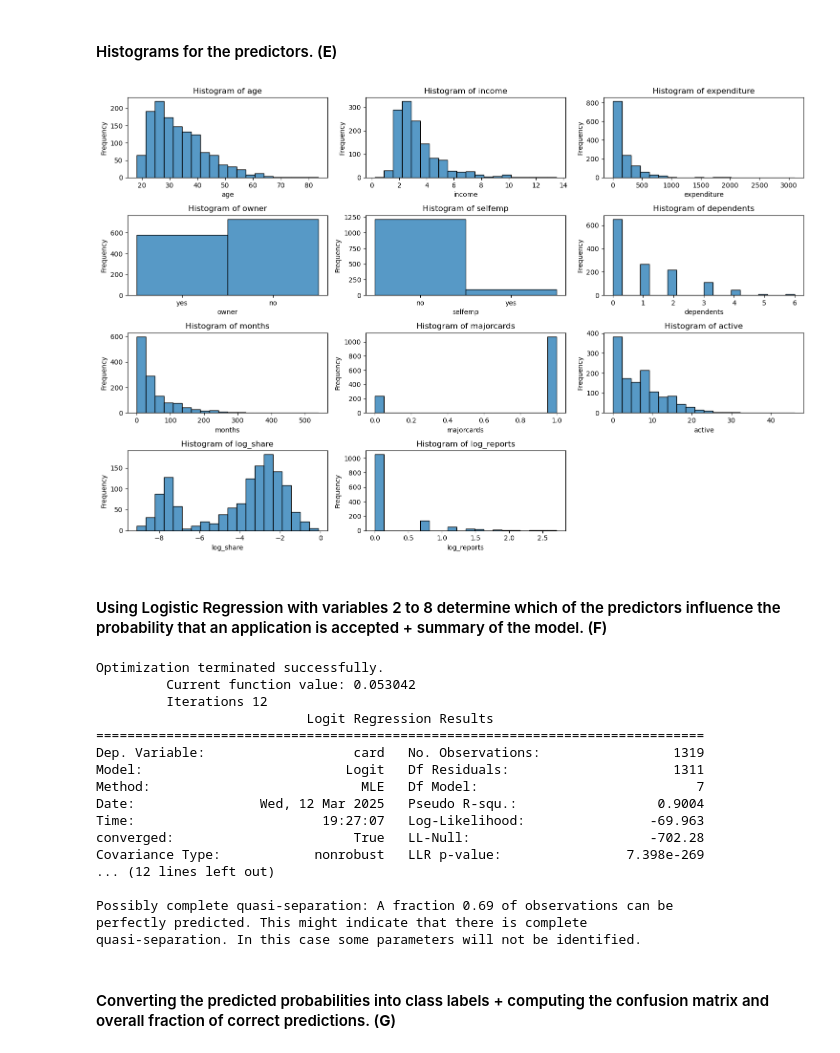
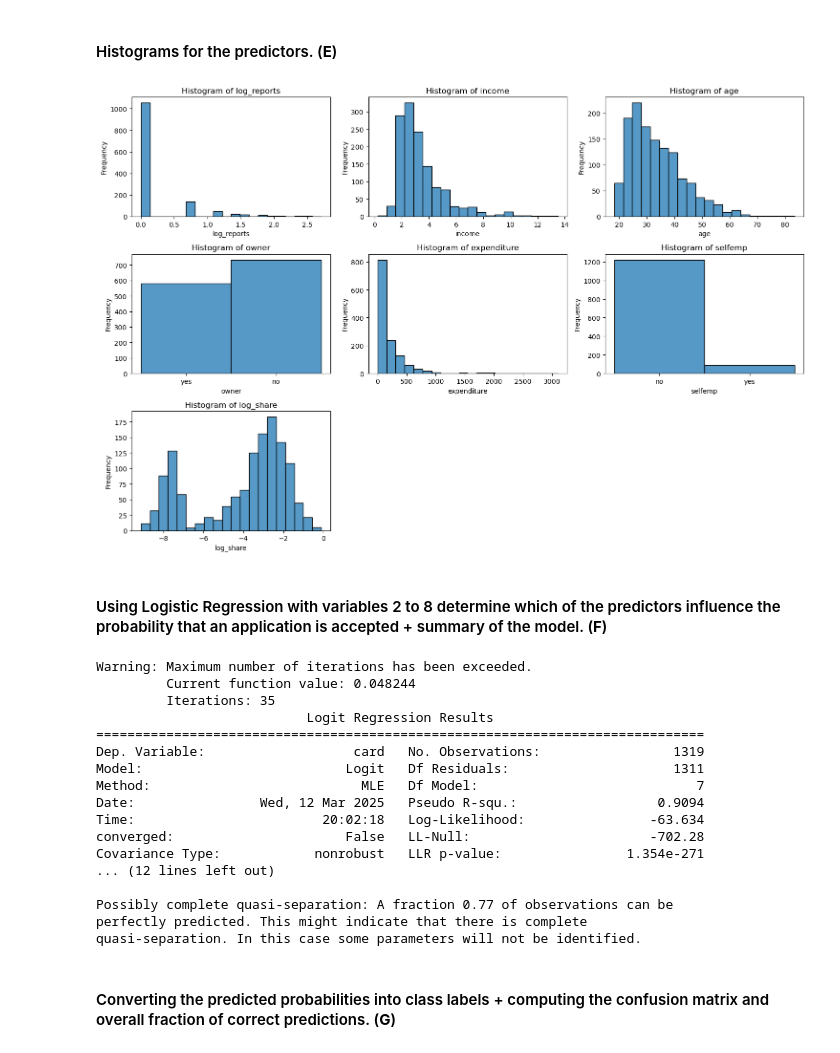
Before and after one commit to mcarbajal2/IFI8420-Assignments, a Jupyter notebook: Assignment 3/Assignment3.ipynb, the cells around one changed output. Cells and saved outputs as stored; diff of their text form; code cells hidden in the pictures.

```diff
--- a/Assignment 3/Assignment3.ipynb
+++ b/Assignment 3/Assignment3.ipynb
@@ -129,22 +129,22 @@ plt.show()
 # %%
 credit_18_df['log_share'] = np.log(credit_18_df['share'])
 credit_18_df['log_reports'] = np.log(credit_18_df['reports'] + 1)
 
-predictors = credit_18_df.drop(columns=['card', 'share', 'reports']).columns.tolist()
+predictors = credit_18_df[['log_reports','income','age','owner','expenditure','selfemp','log_share']].columns.tolist()
 
 plt.figure(figsize=(15, 10))
 
 for i, predictor in enumerate(predictors, 1):
     plt.subplot((len(predictors) + 2) // 3, 3, i)
     sns.histplot(credit_18_df[predictor].dropna(), bins=20)
     plt.title(f'Histogram of {predictor}')
     plt.xlabel(predictor)
     plt.ylabel('Frequency')
 
 plt.tight_layout()
 plt.show()
 # %% [output]
-[figure, old version]
+[figure, new version]
 # %% [markdown]
 #### Using Logistic Regression with variables 2 to 8 determine which of the predictors influence the probability that an application is accepted + summary of the model. (<b>F</b>)
 # %%
@@ -161,7 +161,7 @@ df_logreg = df_logreg.infer_objects(copy=False)
 logreg = LogisticRegression()
 scaler = StandardScaler()
 
-X = df_logreg[['log_reports','income','age','owner','dependents','months','log_share']]
+X = df_logreg[['log_reports','income','age','owner','expenditure','selfemp','log_share']]
 y = df_logreg['card']
 
 X_scaled = scaler.fit_transform(X)
@@ -177,21 +177,21 @@ logit_model = sm.Logit(y, X_sm).fit()
 
 print(logit_model.summary())
 # %% [output]
-Optimization terminated successfully.
-         Current function value: 0.053042
-         Iterations 12
+Warning: Maximum number of iterations has been exceeded.
+         Current function value: 0.048244
+         Iterations: 35
                            Logit Regression Results
 ==============================================================================
 Dep. Variable:                   card   No. Observations:                 1319
 Model:                          Logit   Df Residuals:                     1311
 Method:                           MLE   Df Model:                            7
-Date:                Wed, 12 Mar 2025   Pseudo R-squ.:                  0.9004
-Time:                        19:27:07   Log-Likelihood:                -69.963
-converged:                       True   LL-Null:                       -702.28
-Covariance Type:            nonrobust   LLR p-value:                7.398e-269
+Date:                Wed, 12 Mar 2025   Pseudo R-squ.:                  0.9094
+Time:                        20:02:18   Log-Likelihood:                -63.634
+converged:                      False   LL-Null:                       -702.28
+Covariance Type:            nonrobust   LLR p-value:                1.354e-271
 ... (12 lines left out)
 
-Possibly complete quasi-separation: A fraction 0.69 of observations can be
+Possibly complete quasi-separation: A fraction 0.77 of observations can be
 perfectly predicted. This might indicate that there is complete
 quasi-separation. In this case some parameters will not be identified.
 # %% [markdown]
```
